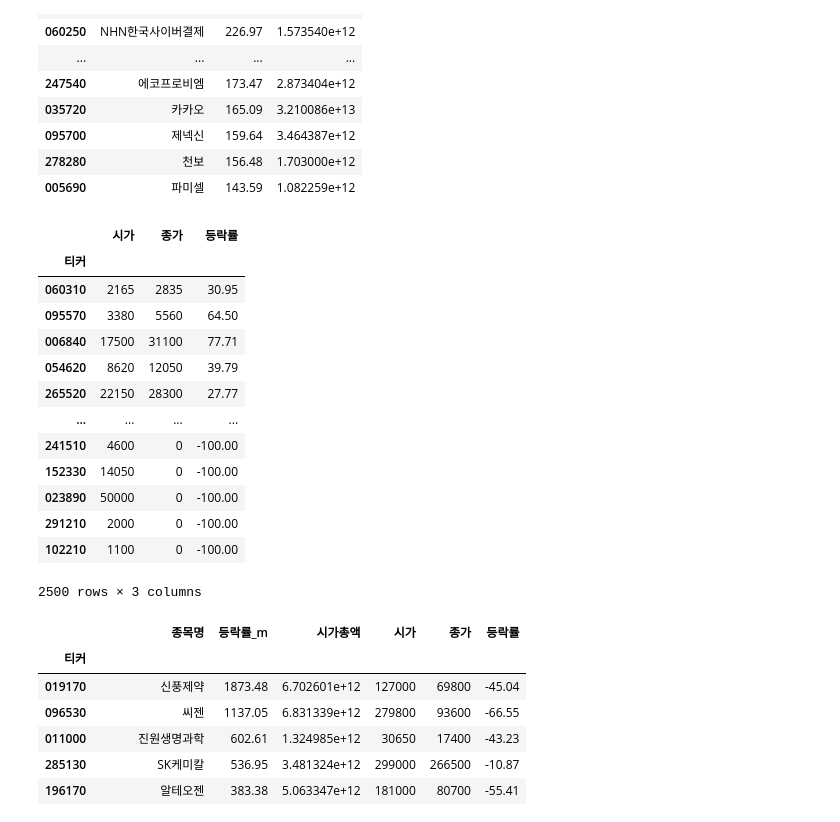
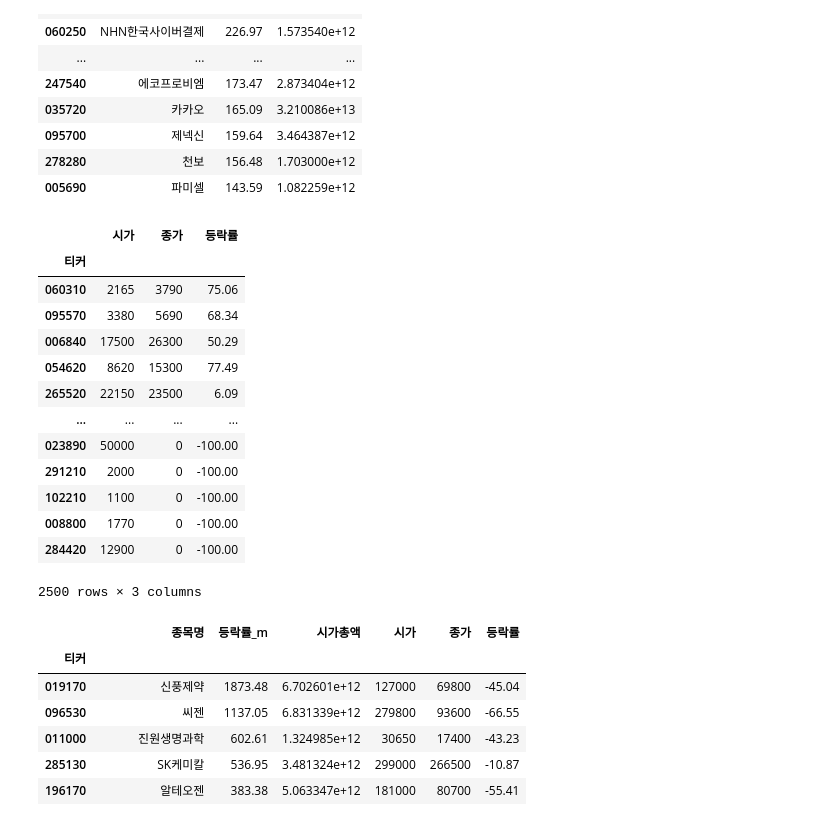
Before and after one commit to sharebook-kr/book-pandas-for-finance, a Jupyter notebook: ch13/ch13-momentum.ipynb, the cells around one changed output. Drawn from its saved outputs; the diff is of its cells as text; code cells hidden in the pictures.

```diff
--- a/ch13/ch13-momentum.ipynb
+++ b/ch13/ch13-momentum.ipynb
@@ -309,25 +325,25 @@ big_pct20
 # %%
 pct_df = stock.get_market_price_change_by_ticker(
     fromdate="20201006",  # 2020-10-05일 종가가 시가 컬럼임
-    todate="20210430",
+    todate="20211008",
     market="ALL"
 )
 pct_df = pct_df[['시가', '종가', '등락률']]
 pct_df
 # %% [output]
 |  | 시가 | 종가 | 등락률 |
 | 티커 |  |  |  |
-| 060310 | 2165 | 2835 | 30.95 |
-| 095570 | 3380 | 5560 | 64.50 |
-| 006840 | 17500 | 31100 | 77.71 |
-| 054620 | 8620 | 12050 | 39.79 |
-| 265520 | 22150 | 28300 | 27.77 |
+| 060310 | 2165 | 3790 | 75.06 |
+| 095570 | 3380 | 5690 | 68.34 |
+| 006840 | 17500 | 26300 | 50.29 |
+| 054620 | 8620 | 15300 | 77.49 |
+| 265520 | 22150 | 23500 | 6.09 |
 | ... | ... | ... | ... |
-| 241510 | 4600 | 0 | -100.00 |
-| 152330 | 14050 | 0 | -100.00 |
 | 023890 | 50000 | 0 | -100.00 |
 | 291210 | 2000 | 0 | -100.00 |
 | 102210 | 1100 | 0 | -100.00 |
+| 008800 | 1770 | 0 | -100.00 |
+| 284420 | 12900 | 0 | -100.00 |
 2500 rows × 3 columns
 # %%
 big_mom_result = big_pct20.join(pct_df, lsuffix='_m')
```
Also changed, not shown: parts of 3 cells of this notebook.
